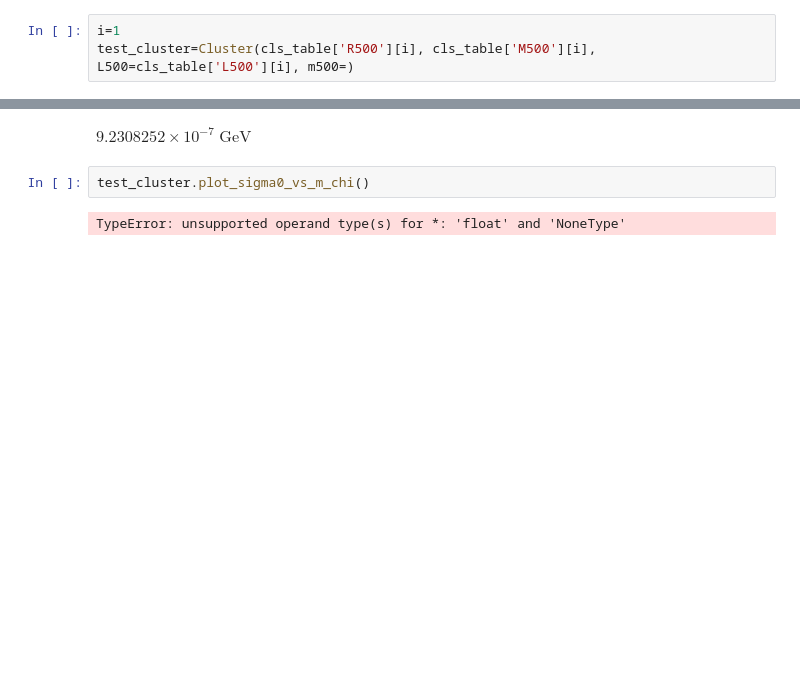
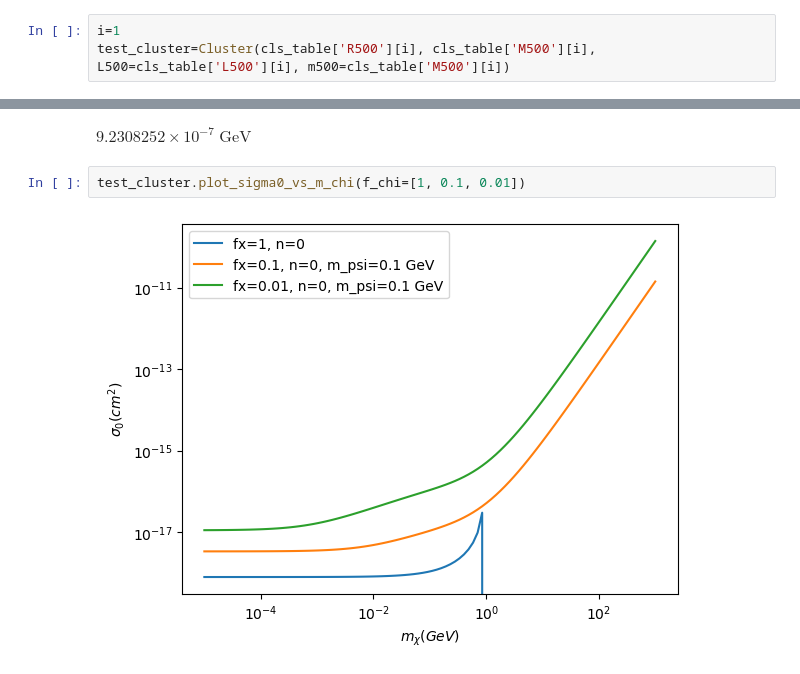
Before and after one commit to kpardo/thermo-idm, a Jupyter notebook: mcxc_clusters.ipynb, the cells around one changed output, grey strips where cells are left out. Drawn from its saved outputs; the diff is of its cells as text; blank space fills up the shorter version.

```diff
--- a/mcxc_clusters.ipynb
+++ b/mcxc_clusters.ipynb
@@ -97,7 +97,7 @@ QTable length=1743
 | 2.1579 | 1.22609 | 0.8826 |
 # %%
 i=1
-test_cluster=Cluster(cls_table['R500'][i], cls_table['M500'][i], L500=cls_table['L500'][i], m500=)
+test_cluster=Cluster(cls_table['R500'][i], cls_table['M500'][i], L500=cls_table['L500'][i], m500=cls_table['M500'][i])
 # %%
 test_cluster.mass
 # %% [output]
@@ -106,7 +106,7 @@ $3.677527 \times 10^{70} \; \mathrm{GeV}$
 test_cluster.baryon_temp
 # %% [output]
 $9.2308252 \times 10^{-7} \; \mathrm{GeV}$
-# %%
-test_cluster.plot_sigma0_vs_m_chi()
-# %% [output]
-TypeError: unsupported operand type(s) for *: 'float' and 'NoneType'
+# %%
+test_cluster.plot_sigma0_vs_m_chi(f_chi=[1, 0.1, 0.01])
+# %% [output]
+[figure, added]
```
Also changed, not shown: 1 other file.
